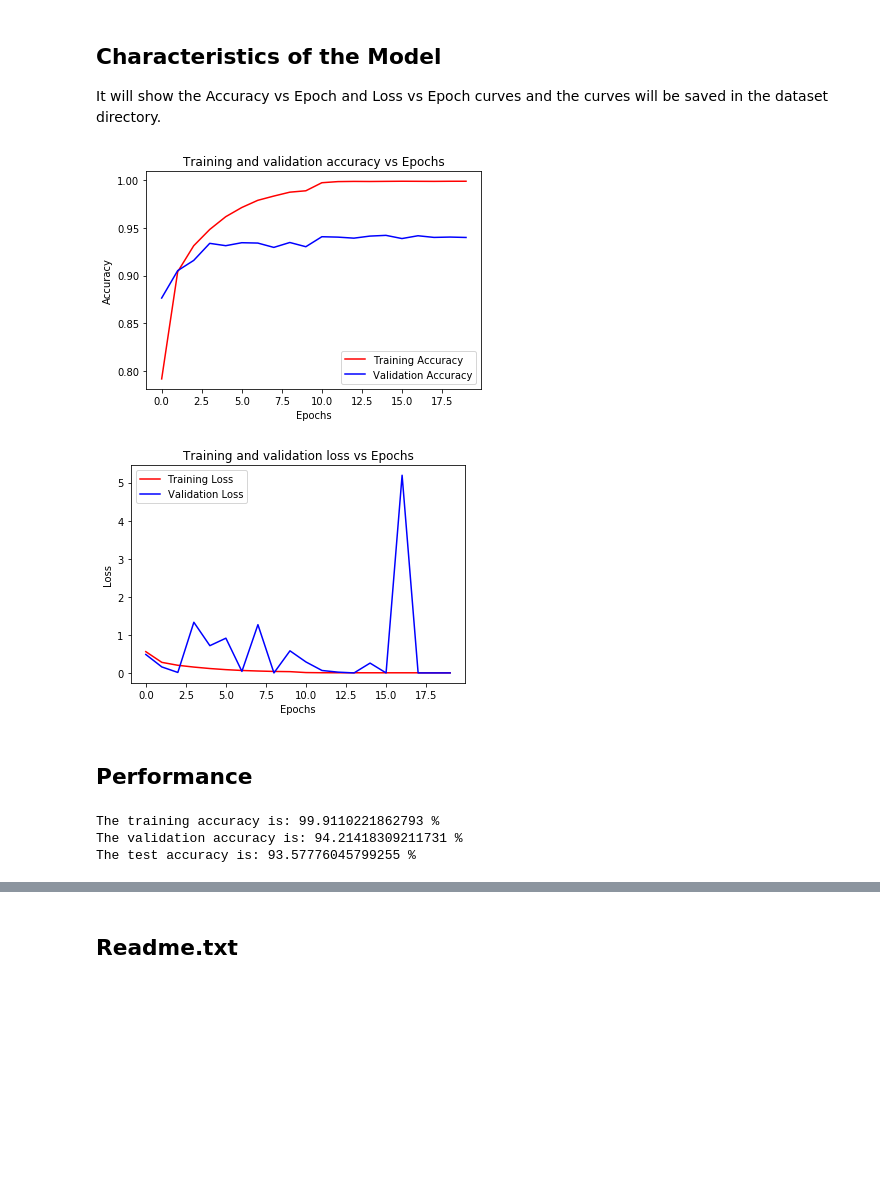
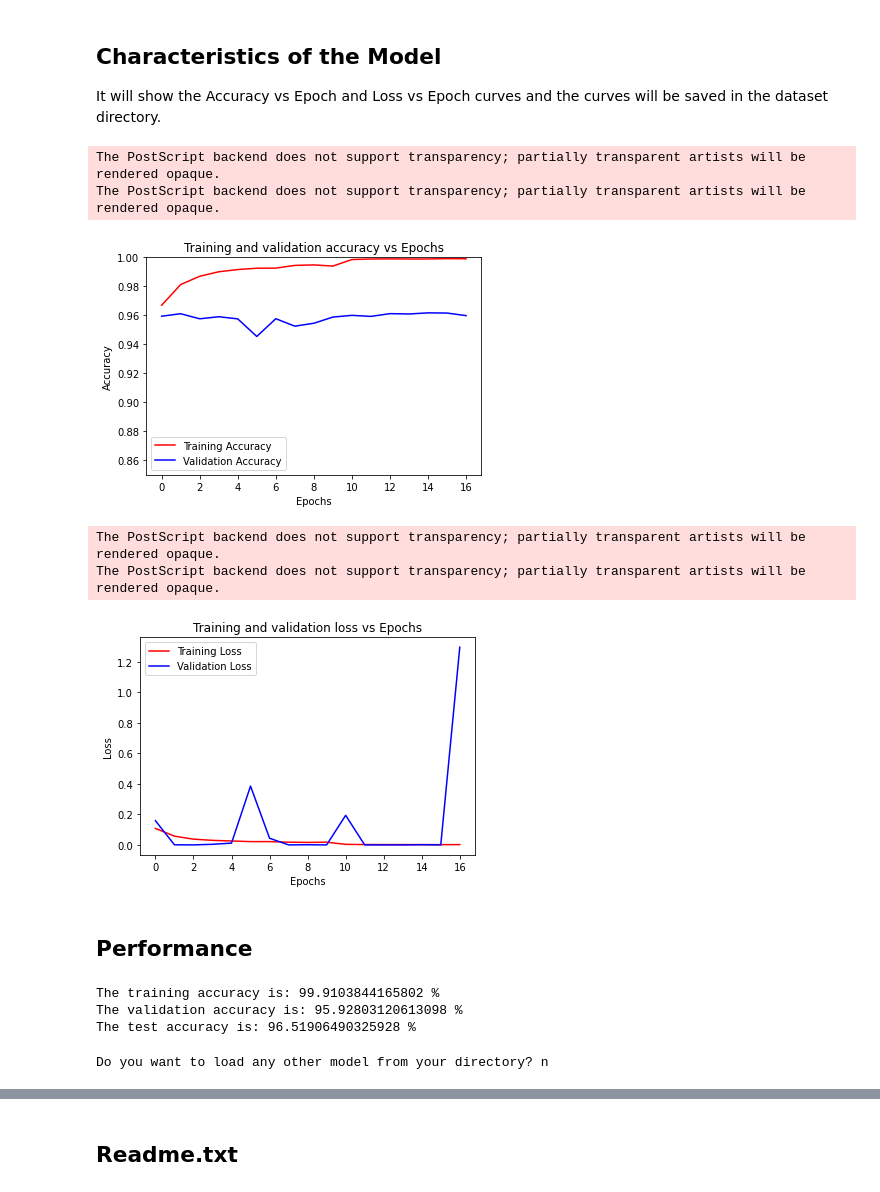
Before and after one commit to sudo-rajarshi/Retinal-Disease-Classification-using-Optical-Coherence-Topographical-Scans, a Jupyter notebook: Retinal OCT.ipynb, the cells around one changed output, grey strips where cells are left out. Cells and saved outputs as stored; diff of their text form; code cells hidden in the pictures; blank space fills up the shorter version.

```diff
--- a/Retinal OCT.ipynb
+++ b/Retinal OCT.ipynb
@@ -227,10 +227,10 @@ def split_data(SOURCE, TRAINING, VALIDATION, TESTING, VALIDATION_SPLIT_SIZE, TES
 # %% [markdown]
 ## Loading the splitted data to the Validation Directory & Resizing & Renaming it:
 # %%
-VALIDATION_SPLIT_SIZE = int(input("Using how much data(%) you want to validate? "))
+VALIDATION_SPLIT_SIZE = float(input("Using how much data(%) you want to validate? "))
 VALIDATION_SPLIT_SIZE = VALIDATION_SPLIT_SIZE/100
 
-TEST_SPLIT_SIZE = int(input("Using how much data(%) you want to test? "))
+TEST_SPLIT_SIZE = float(input("Using how much data(%) you want to test? "))
 TEST_SPLIT_SIZE = TEST_SPLIT_SIZE/100
 
 train_class = []
@@ -306,7 +306,7 @@ for i in range(0,class_no):
         img = cv2.imread(file)
         gray = cv2.cvtColor(img, cv2.COLOR_BGR2GRAY)
 
-        ret, thresh_gray = cv2.threshold(gray, 220, 255, cv2.THRESH_BINARY+cv2.THRESH_OTSU)
+        ret, thresh_gray = cv2.threshold(gray, 220, 255, cv2.THRESH_BINARY)
         gray[thresh_gray == 255] = 0
 
         bbox = cv2.boundingRect(gray)
@@ -330,7 +330,7 @@ for i in range(0,class_no):
         img = cv2.imread(file)
         gray = cv2.cvtColor(img, cv2.COLOR_BGR2GRAY)
 
-        ret, thresh_gray = cv2.threshold(gray, 220, 255, cv2.THRESH_BINARY+cv2.THRESH_OTSU)
+        ret, thresh_gray = cv2.threshold(gray, 220, 255, cv2.THRESH_BINARY)
         gray[thresh_gray == 255] = 0
 
         bbox = cv2.boundingRect(gray)
@@ -353,7 +353,7 @@ for i in range(0,class_no):
         img = cv2.imread(file)
         gray = cv2.cvtColor(img, cv2.COLOR_BGR2GRAY)
 
-        ret, thresh_gray = cv2.threshold(gray, 220, 255, cv2.THRESH_BINARY+cv2.THRESH_OTSU)
+        ret, thresh_gray = cv2.threshold(gray, 220, 255, cv2.THRESH_BINARY)
         gray[thresh_gray == 255] = 0
 
         bbox = cv2.boundingRect(gray)
@@ -369,6 +369,7 @@ for i in range(0,class_no):
         a+= 1
         dim = resized_images[0].shape
 
+
 dim = (dim[1], dim[0], dim[2])
 # %% [output]
 You can resize the images to 496(h)*512(w) or lower than that.
@@ -499,7 +500,7 @@ if early_stop.upper() == 'Y':
     print("\nTraining will stop if Validation Accuracy doesn't show any improvements for " + str(patience) + " epcohs\n")
 
 elif early_stop.upper() == 'N':
-    monitor = int(input("Press 1 to monitor Validation Accuracy\nPress 2 to monitor Validation Loss\n"))
+    monitor = int(input("Press 1 to monitor Validation Accuracy\nPress 2 to monitor Validation Loss\nPress 3 to monitor Training Accuracy\nPress 4 to monitor Training Loss\n"))
 
     if monitor == 1:
         metric = 'val_accuracy'
@@ -975,35 +979,41 @@ for filename in os.listdir(test_address):
 ## Characteristics of the Model
 It will show the Accuracy vs Epoch and Loss vs Epoch curves and the curves will be saved in the dataset directory.
 # %%
-acc=history.history['accuracy']
+tr_acc=history.history['accuracy']
 val_acc=history.history['val_accuracy']
-loss=history.history['loss']
+tr_loss=history.history['loss']
 val_loss=history.history['val_loss']
-epochs=range(len(acc))
+epochs=range(len(tr_acc))
 
-plt.plot(epochs, acc, 'r', label='Training Accuracy')
+plt.plot(epochs, tr_acc, 'r', label='Training Accuracy')
 plt.plot(epochs, val_acc, 'b', label='Validation Accuracy')
 plt.xlabel("Epochs")
 plt.ylabel("Accuracy")
+axes = plt.axes()
+axes.set_ylim([0.85, 1])
 plt.title('Training and validation accuracy vs Epochs')
 plt.legend()
-accuracy_fig_name = "accuracy.png"
+accuracy_fig_name = "accuracy.eps"
 plt.savefig(char + '/' + accuracy_fig_name)
 plt.show()
 
 
-plt.plot(epochs, loss, 'r', label="Training Loss")
+plt.plot(epochs, tr_loss, 'r', label="Training Loss")
 plt.plot(epochs, val_loss, 'b', label="Validation Loss")
 plt.xlabel("Epochs")
 plt.ylabel("Loss")
 plt.title('Training and validation loss vs Epochs')
 plt.legend()
-loss_fig_name = "loss.png"
+loss_fig_name = "loss.eps"
 plt.savefig(char + '/' + loss_fig_name)
 plt.show()
 # %% [output]
+The PostScript backend does not support transparency; partially transparent artists will be rendered opaque.
+The PostScript backend does not support transparency; partially transparent artists will be rendered opaque.
-[figure, old version]
+[figure, new version]
+The PostScript backend does not support transparency; partially transparent artists will be rendered opaque.
+The PostScript backend does not support transparency; partially transparent artists will be rendered opaque.
-[figure, old version]
+[figure, new version]
 # %% [markdown]
 ## Performance
 # %%
@@ -1015,9 +1025,22 @@ print("The training accuracy is: " + str(training_accuracy) + ' %')
 print("The validation accuracy is: " + str(validation_accuracy) + ' %')
 print("The test accuracy is: " + str(test_accuracy) + ' %')
 # %% [output]
-The training accuracy is: 99.9110221862793 %
-The validation accuracy is: 94.21418309211731 %
-The test accuracy is: 93.57776045799255 %
+The training accuracy is: 99.9103844165802 %
+The validation accuracy is: 95.92803120613098 %
+The test accuracy is: 96.51906490325928 %
+# %%
+choose_model = str(input("Do you want to load any other model from your directory? "))
+if choose_model.upper() == 'Y':
+    model_address = str(input("Enter the address of the model: "))
+    model_name = str(input("Enter the name of the model: "))
+    model_dir = os.path.join(model_address, model_name)
+
+    model = load_model(model_dir)
+    model.summary()
+elif choose_model.upper() == 'N':
+    pass
+# %% [output]
+Do you want to load any other model from your directory? n
 # %%
 from sklearn.metrics import classification_report
 from sklearn.metrics import confusion_matrix
```
Also changed, not shown: parts of 13 cells of this notebook.
